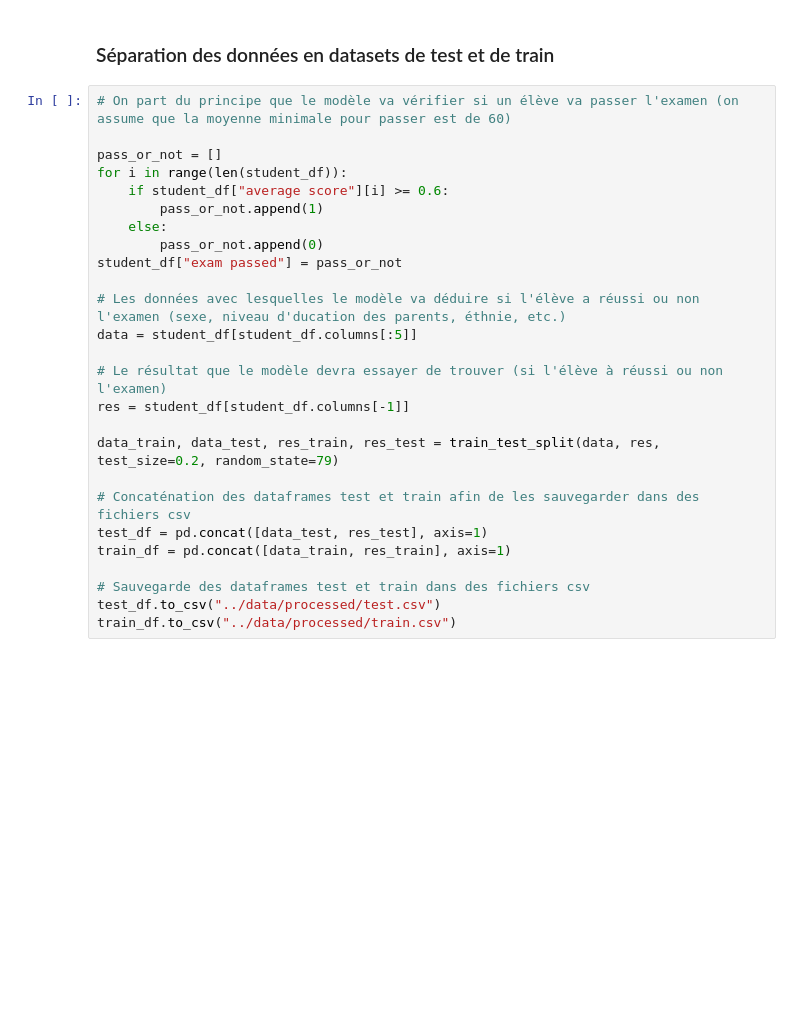
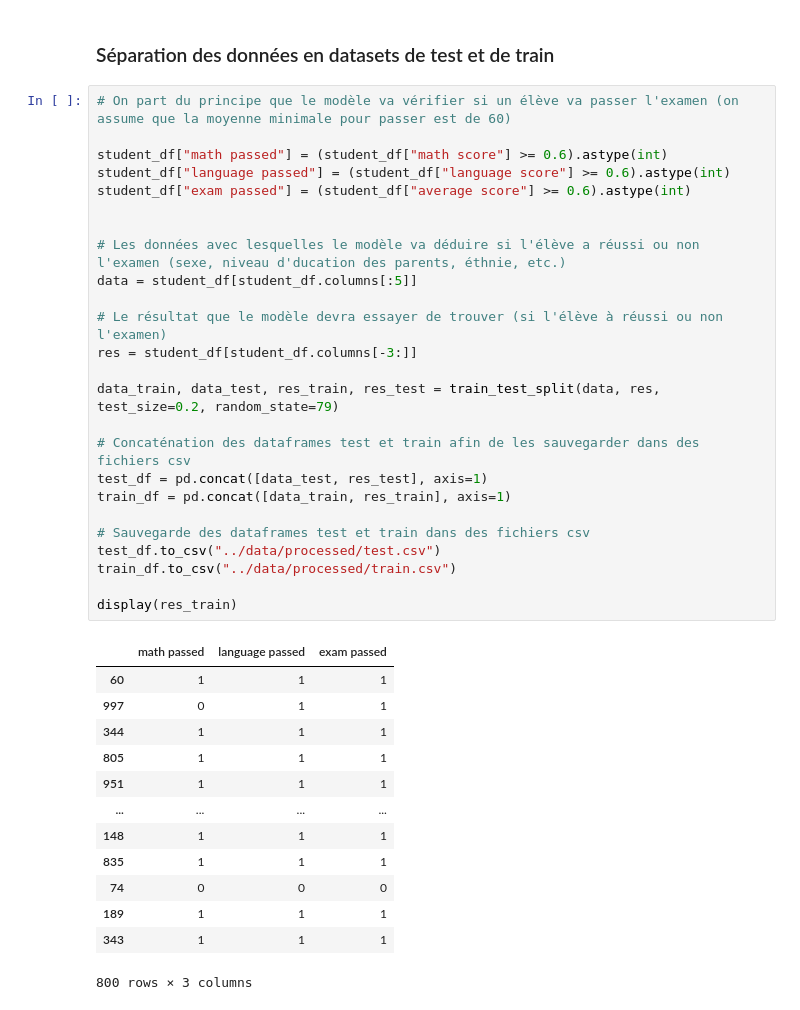
Before and after one commit to Dorsumsellae/Programmation-avancee-Projet-d-examen-Students-Performance-in-Exams, a Jupyter notebook: notebooks/03_Nettoyage.ipynb, the cells around one changed output. Drawn from its saved outputs; the diff is of its cells as text; blank space fills up the shorter version.

```diff
--- a/notebooks/03_Nettoyage.ipynb
+++ b/notebooks/03_Nettoyage.ipynb
@@ -127,26 +128,39 @@ Puisque le modèle va se baser sur les notes et que celles-ci sont toutes sur le
 # %%
 # On part du principe que le modèle va vérifier si un élève va passer l'examen (on assume que la moyenne minimale pour passer est de 60)
 
-pass_or_not = []
-for i in range(len(student_df)):
-    if student_df["average score"][i] >= 0.6:
-        pass_or_not.append(1)
-    else:
-        pass_or_not.append(0)
-student_df["exam passed"] = pass_or_not
+student_df["math passed"] = (student_df["math score"] >= 0.6).astype(int)
+student_df["language passed"] = (student_df["language score"] >= 0.6).astype(int)
+student_df["exam passed"] = (student_df["average score"] >= 0.6).astype(int)
+
 
 # Les données avec lesquelles le modèle va déduire si l'élève a réussi ou non l'examen (sexe, niveau d'ducation des parents, éthnie, etc.)
 data = student_df[student_df.columns[:5]]
 
 # Le résultat que le modèle devra essayer de trouver (si l'élève à réussi ou non l'examen)
-res = student_df[student_df.columns[-1]]
+res = student_df[student_df.columns[-3:]]
 
 data_train, data_test, res_train, res_test = train_test_split(data, res, test_size=0.2, random_state=79)
 
 # Concaténation des dataframes test et train afin de les sauvegarder dans des fichiers csv
 test_df = pd.concat([data_test, res_test], axis=1)
 train_df = pd.concat([data_train, res_train], axis=1)
 
 # Sauvegarde des dataframes test et train dans des fichiers csv
 test_df.to_csv("../data/processed/test.csv")
 train_df.to_csv("../data/processed/train.csv")
+
+display(res_train)
+# %% [output]
+|  | math passed | language passed | exam passed |
+| 60 | 1 | 1 | 1 |
+| 997 | 0 | 1 | 1 |
+| 344 | 1 | 1 | 1 |
+| 805 | 1 | 1 | 1 |
+| 951 | 1 | 1 | 1 |
+| ... | ... | ... | ... |
+| 148 | 1 | 1 | 1 |
+| 835 | 1 | 1 | 1 |
+| 74 | 0 | 0 | 0 |
+| 189 | 1 | 1 | 1 |
+| 343 | 1 | 1 | 1 |
+800 rows × 3 columns
```
Also changed, not shown: parts of 2 cells of this notebook, 2 other files.
